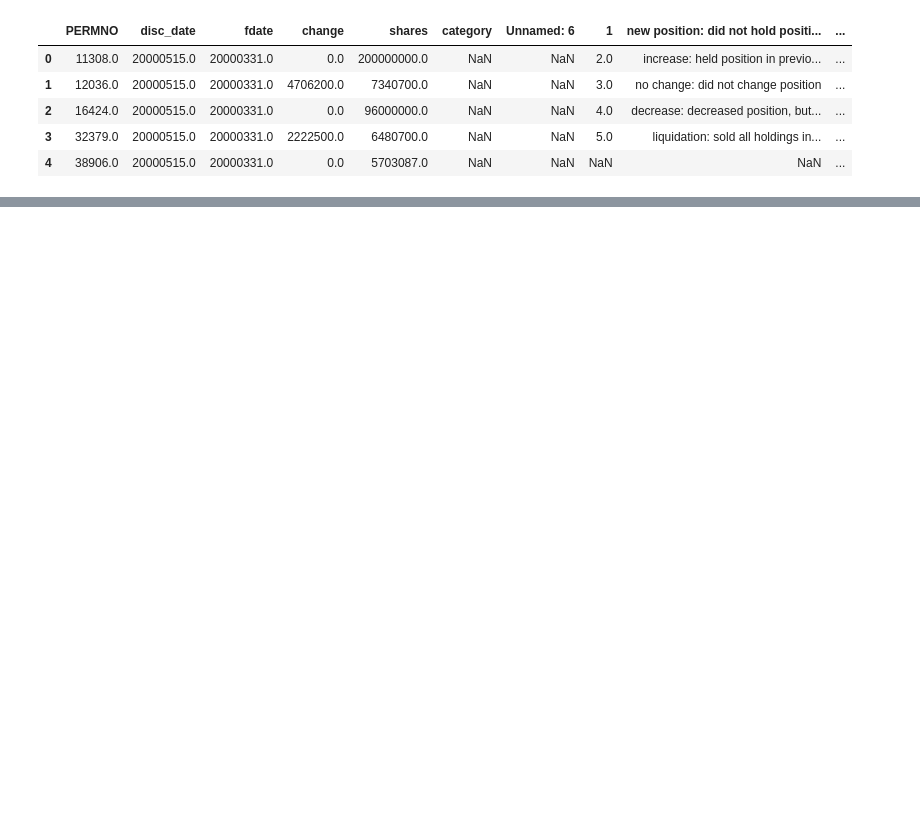
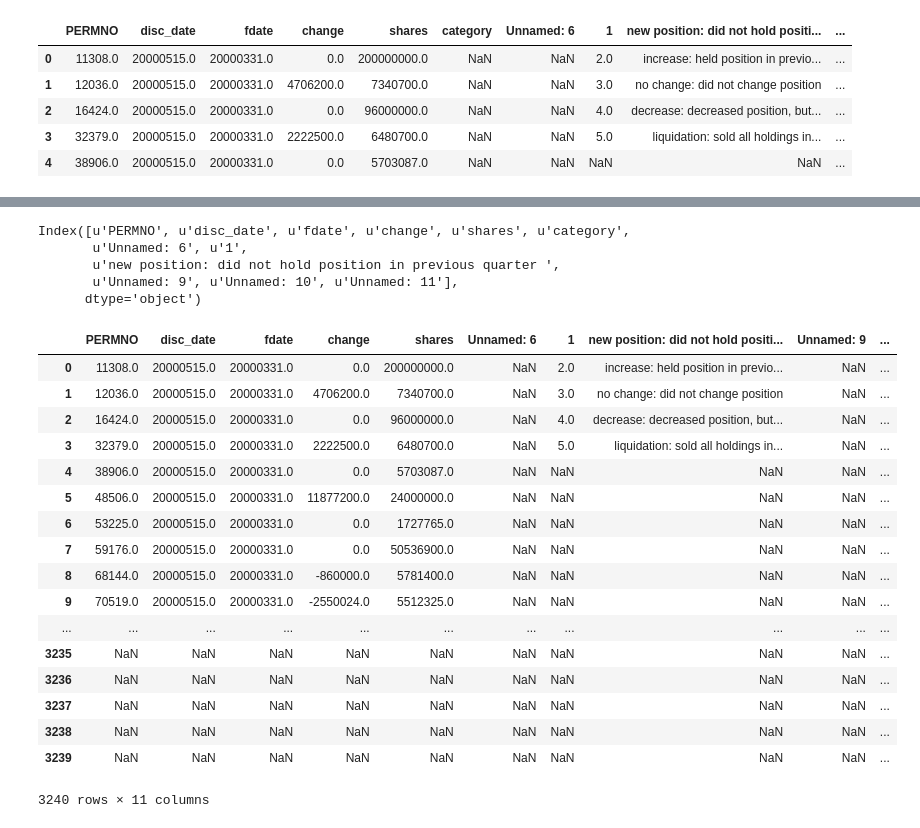
Before and after one commit to altice/PythonNotebooks, a Jupyter notebook: Berkshire_Test.ipynb, the cells around one changed output, grey strips where cells are left out. Cells and saved outputs as stored; diff of their text form; code cells hidden in the pictures; blank space fills up the shorter version.

Commit message:
Dropping Columns

```diff
--- a/Berkshire_Test.ipynb
+++ b/Berkshire_Test.ipynb
@@ -14,0 +27,29 @@ berkshire.head()
+# %%
+berkshire.columns
+# %% [output]
+Index([u'PERMNO', u'disc_date', u'fdate', u'change', u'shares', u'category',
+       u'Unnamed: 6', u'1',
+       u'new position: did not hold position in previous quarter ',
+       u'Unnamed: 9', u'Unnamed: 10', u'Unnamed: 11'],
+      dtype='object')
+# %%
+berkshire.drop('category', axis=1)
+# %% [output]
+|  | PERMNO | disc_date | fdate | change | shares | Unnamed: 6 | 1 | new position: did not hold positi... | Unnamed: 9 | ... |
+| 0 | 11308.0 | 20000515.0 | 20000331.0 | 0.0 | 200000000.0 | NaN | 2.0 | increase: held position in previo... | NaN | ... |
+| 1 | 12036.0 | 20000515.0 | 20000331.0 | 4706200.0 | 7340700.0 | NaN | 3.0 | no change: did not change position | NaN | ... |
+| 2 | 16424.0 | 20000515.0 | 20000331.0 | 0.0 | 96000000.0 | NaN | 4.0 | decrease: decreased position, but... | NaN | ... |
+| 3 | 32379.0 | 20000515.0 | 20000331.0 | 2222500.0 | 6480700.0 | NaN | 5.0 | liquidation: sold all holdings in... | NaN | ... |
+| 4 | 38906.0 | 20000515.0 | 20000331.0 | 0.0 | 5703087.0 | NaN | NaN | NaN | NaN | ... |
+| 5 | 48506.0 | 20000515.0 | 20000331.0 | 11877200.0 | 24000000.0 | NaN | NaN | NaN | NaN | ... |
+| 6 | 53225.0 | 20000515.0 | 20000331.0 | 0.0 | 1727765.0 | NaN | NaN | NaN | NaN | ... |
+| 7 | 59176.0 | 20000515.0 | 20000331.0 | 0.0 | 50536900.0 | NaN | NaN | NaN | NaN | ... |
+| 8 | 68144.0 | 20000515.0 | 20000331.0 | -860000.0 | 5781400.0 | NaN | NaN | NaN | NaN | ... |
+| 9 | 70519.0 | 20000515.0 | 20000331.0 | -2550024.0 | 5512325.0 | NaN | NaN | NaN | NaN | ... |
+| ... | ... | ... | ... | ... | ... | ... | ... | ... | ... | ... |
+| 3235 | NaN | NaN | NaN | NaN | NaN | NaN | NaN | NaN | NaN | ... |
+| 3236 | NaN | NaN | NaN | NaN | NaN | NaN | NaN | NaN | NaN | ... |
+| 3237 | NaN | NaN | NaN | NaN | NaN | NaN | NaN | NaN | NaN | ... |
+| 3238 | NaN | NaN | NaN | NaN | NaN | NaN | NaN | NaN | NaN | ... |
+| 3239 | NaN | NaN | NaN | NaN | NaN | NaN | NaN | NaN | NaN | ... |
+3240 rows × 11 columns
```
Also changed, not shown: parts of 2 cells of this notebook.
